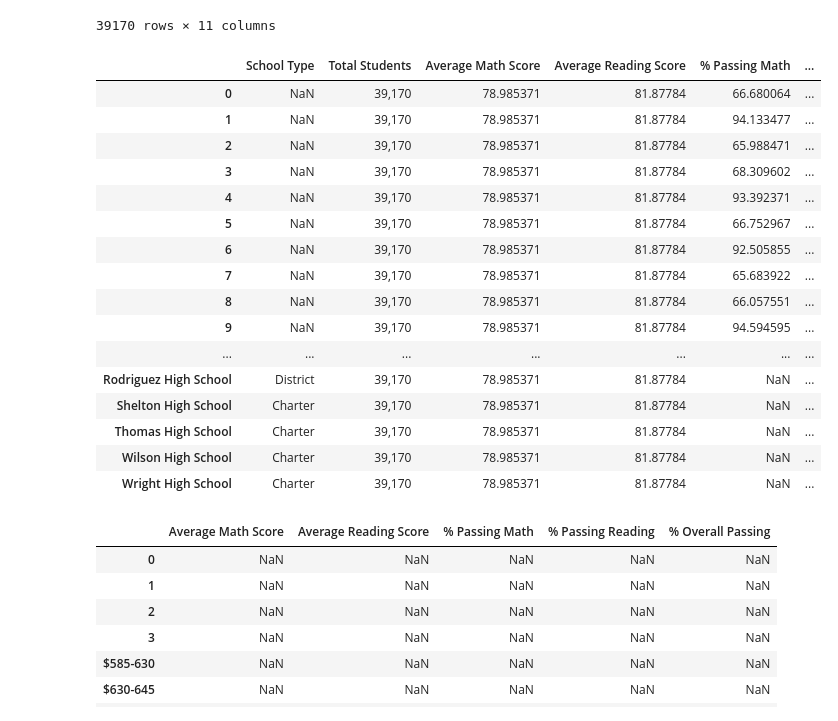
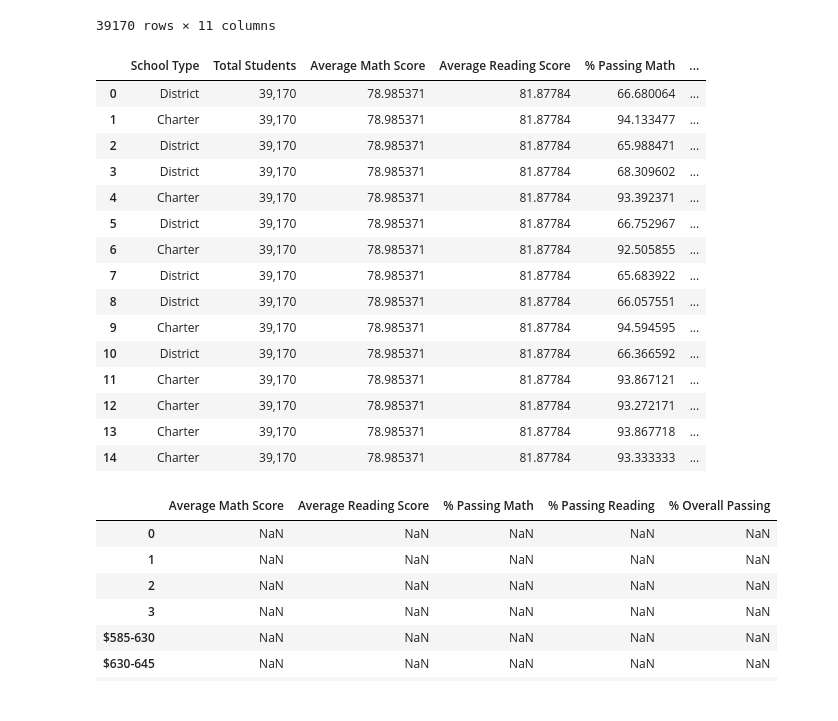
Before and after one commit to WalterHampson/PandasChallenge, a Jupyter notebook: Module4Challenge.ipynb, the cells around one changed output. Saved outputs shown, nothing was run; the diff lists cells and outputs as text; code cells hidden in the pictures.

```diff
--- a/Module4Challenge.ipynb
+++ b/Module4Challenge.ipynb
@@ -74,32 +74,33 @@ sdc
 39170 rows × 11 columns
 # %%
 pd.DataFrame({
-    'School Type': sdc.groupby('school_name')['type'].first(),
+    'School Type': sdc.groupby('school_name')['type'].first().reset_index(drop=True),
     'Total Students': f'{sdc.student_name.count():,}',
+    'Total School Budget':
+    'Per Student Budget':
     'Average Math Score': sdc.math_score.mean(),
     'Average Reading Score': sdc.reading_score.mean(),
     '% Passing Math': passing_math_per_school,
     '% Passing Reading': passing_reading_per_school,
     '% Overall Passing': overall_passing_per_school
 })
 # %% [output]
 |  | School Type | Total Students | Average Math Score | Average Reading Score | % Passing Math | ... |
-| 0 | NaN | 39,170 | 78.985371 | 81.87784 | 66.680064 | ... |
-| 1 | NaN | 39,170 | 78.985371 | 81.87784 | 94.133477 | ... |
-| 2 | NaN | 39,170 | 78.985371 | 81.87784 | 65.988471 | ... |
-| 3 | NaN | 39,170 | 78.985371 | 81.87784 | 68.309602 | ... |
-| 4 | NaN | 39,170 | 78.985371 | 81.87784 | 93.392371 | ... |
-| 5 | NaN | 39,170 | 78.985371 | 81.87784 | 66.752967 | ... |
-| 6 | NaN | 39,170 | 78.985371 | 81.87784 | 92.505855 | ... |
-| 7 | NaN | 39,170 | 78.985371 | 81.87784 | 65.683922 | ... |
-| 8 | NaN | 39,170 | 78.985371 | 81.87784 | 66.057551 | ... |
-| 9 | NaN | 39,170 | 78.985371 | 81.87784 | 94.594595 | ... |
-| ... | ... | ... | ... | ... | ... | ... |
-| Rodriguez High School | District | 39,170 | 78.985371 | 81.87784 | NaN | ... |
-| Shelton High School | Charter | 39,170 | 78.985371 | 81.87784 | NaN | ... |
-| Thomas High School | Charter | 39,170 | 78.985371 | 81.87784 | NaN | ... |
-| Wilson High School | Charter | 39,170 | 78.985371 | 81.87784 | NaN | ... |
-| Wright High School | Charter | 39,170 | 78.985371 | 81.87784 | NaN | ... |
+| 0 | District | 39,170 | 78.985371 | 81.87784 | 66.680064 | ... |
+| 1 | Charter | 39,170 | 78.985371 | 81.87784 | 94.133477 | ... |
+| 2 | District | 39,170 | 78.985371 | 81.87784 | 65.988471 | ... |
+| 3 | District | 39,170 | 78.985371 | 81.87784 | 68.309602 | ... |
+| 4 | Charter | 39,170 | 78.985371 | 81.87784 | 93.392371 | ... |
+| 5 | District | 39,170 | 78.985371 | 81.87784 | 66.752967 | ... |
+| 6 | Charter | 39,170 | 78.985371 | 81.87784 | 92.505855 | ... |
+| 7 | District | 39,170 | 78.985371 | 81.87784 | 65.683922 | ... |
+| 8 | District | 39,170 | 78.985371 | 81.87784 | 66.057551 | ... |
+| 9 | Charter | 39,170 | 78.985371 | 81.87784 | 94.594595 | ... |
+| 10 | District | 39,170 | 78.985371 | 81.87784 | 66.366592 | ... |
+| 11 | Charter | 39,170 | 78.985371 | 81.87784 | 93.867121 | ... |
+| 12 | Charter | 39,170 | 78.985371 | 81.87784 | 93.272171 | ... |
+| 13 | Charter | 39,170 | 78.985371 | 81.87784 | 93.867718 | ... |
+| 14 | Charter | 39,170 | 78.985371 | 81.87784 | 93.333333 | ... |
 # %%
 school_summary['Total School Budget'] = school_group['math_score'].count()
 
```
